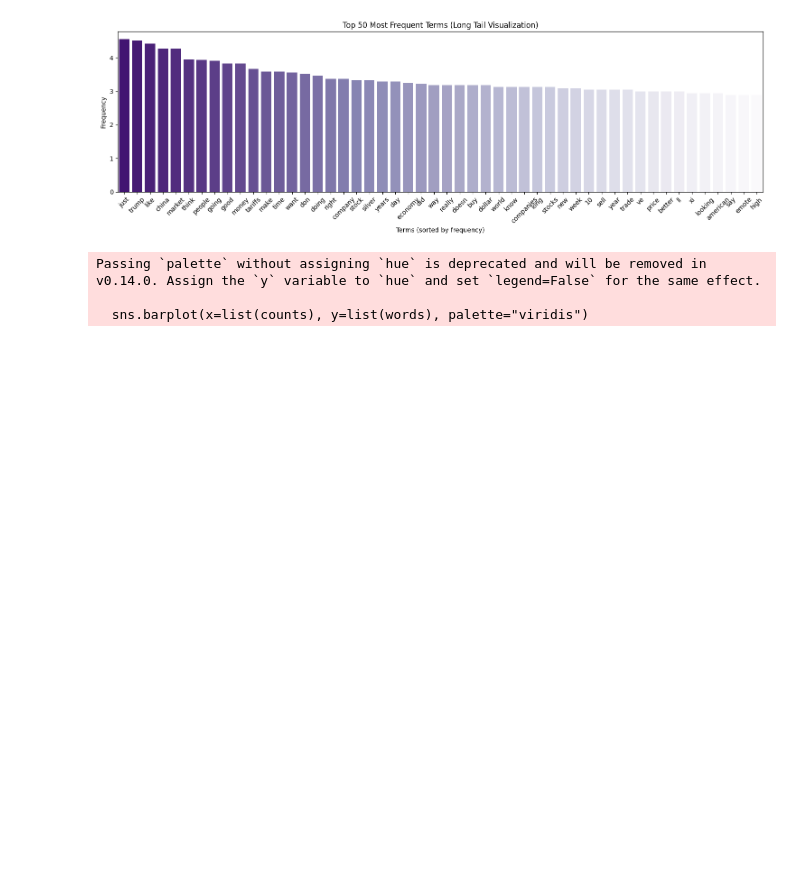
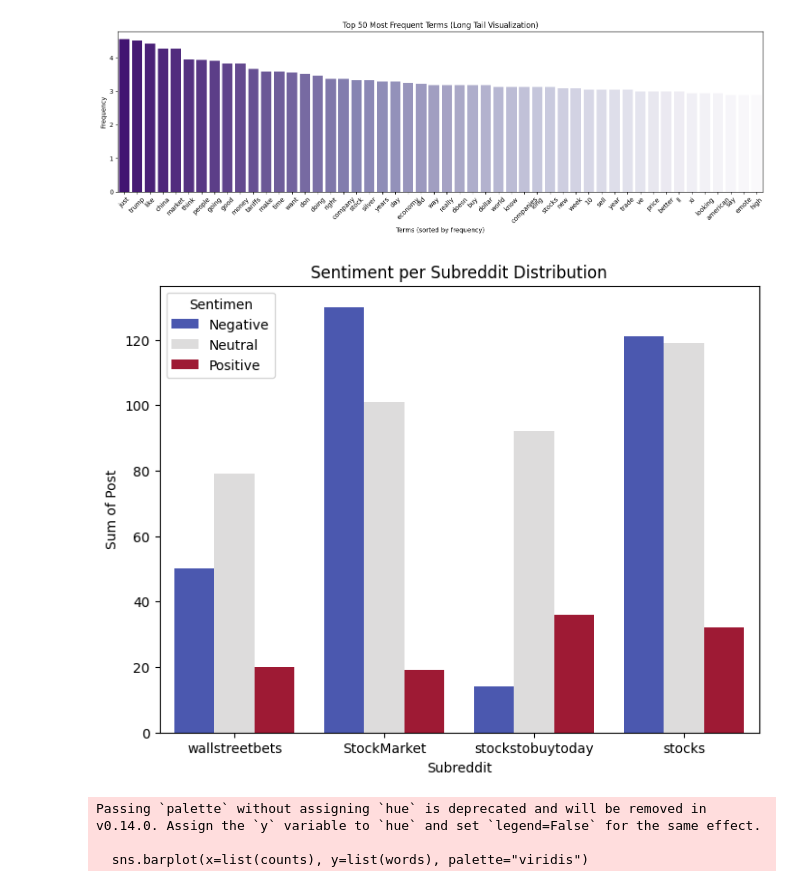
Before and after one commit to william-code87/DM2025-Lab1-Exercise, a Jupyter notebook: DM2025-Lab1-Homework.ipynb, the cells around one changed output. Saved outputs shown, nothing was run; the diff lists cells and outputs as text; code cells hidden in the pictures; blank space fills up the shorter version.

```diff
--- a/DM2025-Lab1-Homework.ipynb
+++ b/DM2025-Lab1-Homework.ipynb
@@ -293,6 +293,17 @@ Passing `palette` without assigning `hue` is deprecated and will be removed in v
 
   sns.barplot(x=top_terms_sorted, y=top_freqs_log_sorted, palette="Purples_r")
 [figure]
+# %%
+# Sentiment per Subreddit Distribution
+plt.figure(figsize=(8,6))
+sns.countplot(data=data, x="subreddit", hue="label", palette="coolwarm")
+plt.title("Sentiment per Subreddit Distribution")
+plt.xlabel("Subreddit")
+plt.ylabel("Sum of Post")
+plt.legend(title="Sentimen", labels=["Negative", "Neutral", "Positive"])
+plt.show()
+# %% [output]
+[figure, added]
 # %%
 # Top word per label
 def get_top_words(corpus, top_k=10):
```
Also changed, not shown: parts of 43 cells of this notebook, 5 other files.
